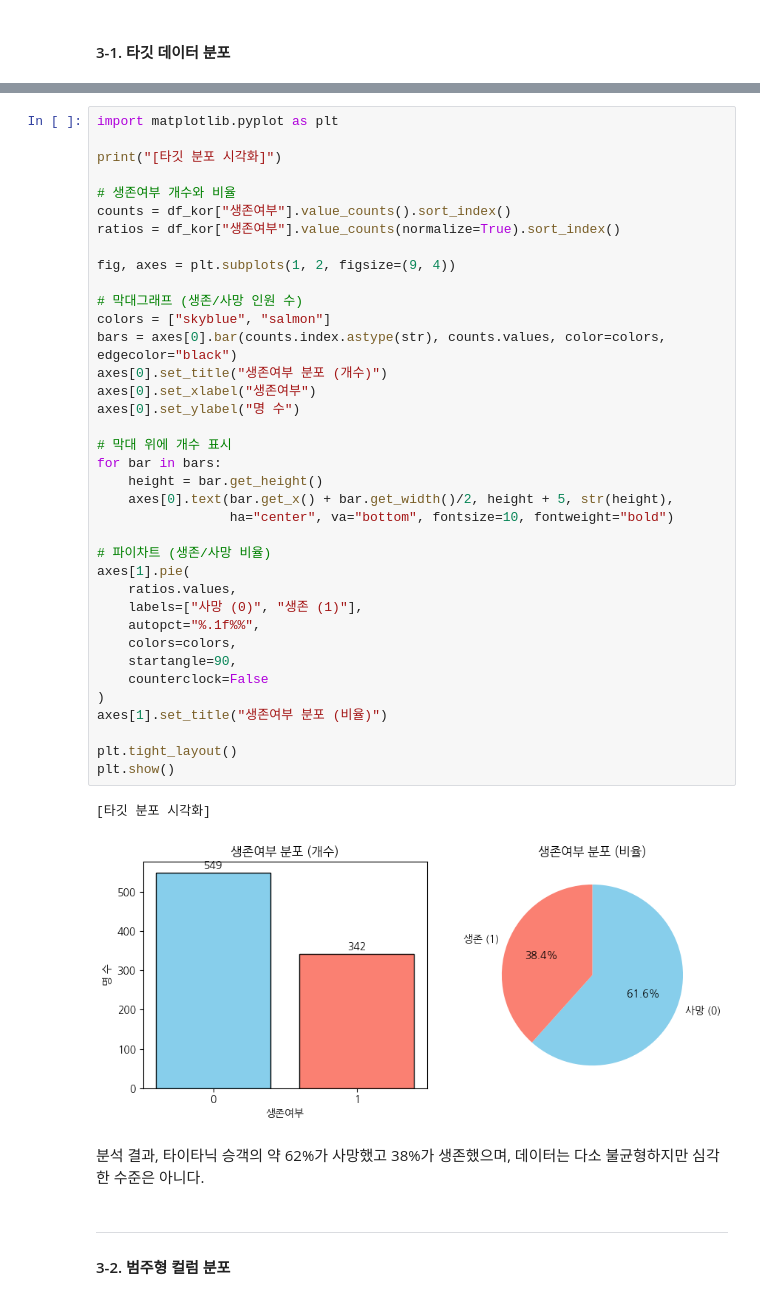
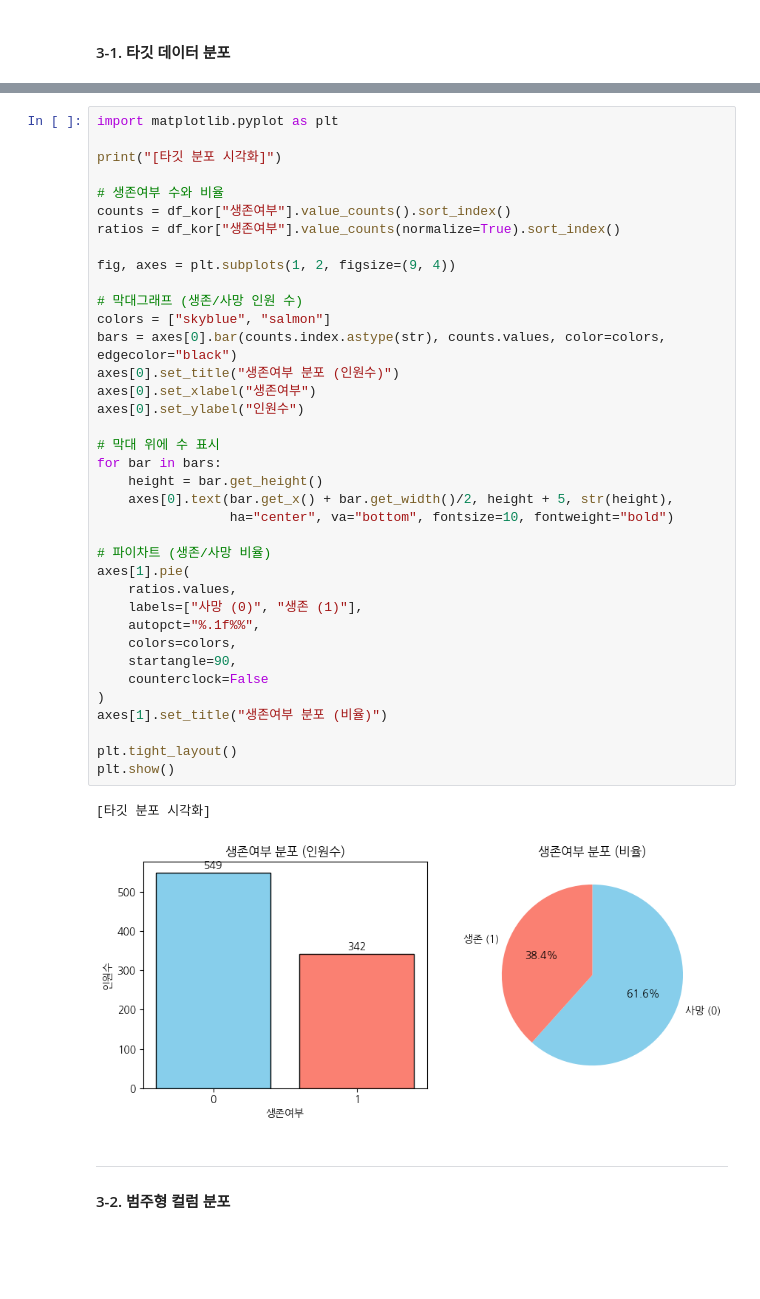
Before and after one commit to JyoARa/Machine-Learning, a Jupyter notebook: Project/Titanic/Titianic_DataAnalysis.ipynb, the cells around one changed output, grey strips where cells are left out. Cells and saved outputs as stored; diff of their text form; blank space fills up the shorter version.

```diff
--- a/Project/Titanic/Titianic_DataAnalysis.ipynb
+++ b/Project/Titanic/Titianic_DataAnalysis.ipynb
@@ -301,43 +306,41 @@ import matplotlib.pyplot as plt
 
 print("[타깃 분포 시각화]")
 
-# 생존여부 개수와 비율
+# 생존여부 수와 비율
 counts = df_kor["생존여부"].value_counts().sort_index()
 ratios = df_kor["생존여부"].value_counts(normalize=True).sort_index()
 
 fig, axes = plt.subplots(1, 2, figsize=(9, 4))
 
 # 막대그래프 (생존/사망 인원 수)
 colors = ["skyblue", "salmon"]
 bars = axes[0].bar(counts.index.astype(str), counts.values, color=colors, edgecolor="black")
-axes[0].set_title("생존여부 분포 (개수)")
+axes[0].set_title("생존여부 분포 (인원수)")
 axes[0].set_xlabel("생존여부")
-axes[0].set_ylabel("명 수")
+axes[0].set_ylabel("인원수")
 
-# 막대 위에 개수 표시
+# 막대 위에 수 표시
 for bar in bars:
     height = bar.get_height()
     axes[0].text(bar.get_x() + bar.get_width()/2, height + 5, str(height),
                  ha="center", va="bottom", fontsize=10, fontweight="bold")
 
 # 파이차트 (생존/사망 비율)
 axes[1].pie(
     ratios.values,
     labels=["사망 (0)", "생존 (1)"],
     autopct="%.1f%%",
     colors=colors,
     startangle=90,
     counterclock=False
 )
 axes[1].set_title("생존여부 분포 (비율)")
 
 plt.tight_layout()
 plt.show()
 # %% [output]
 [타깃 분포 시각화]
-[figure, old version]
+[figure, new version]
-# %% [markdown]
-분석 결과, 타이타닉 승객의 약 62%가 사망했고 38%가 생존했으며, 데이터는 다소 불균형하지만 심각한 수준은 아니다.
 # %% [markdown]
 ---
 
```
Also changed, not shown: parts of 8 cells of this notebook.
